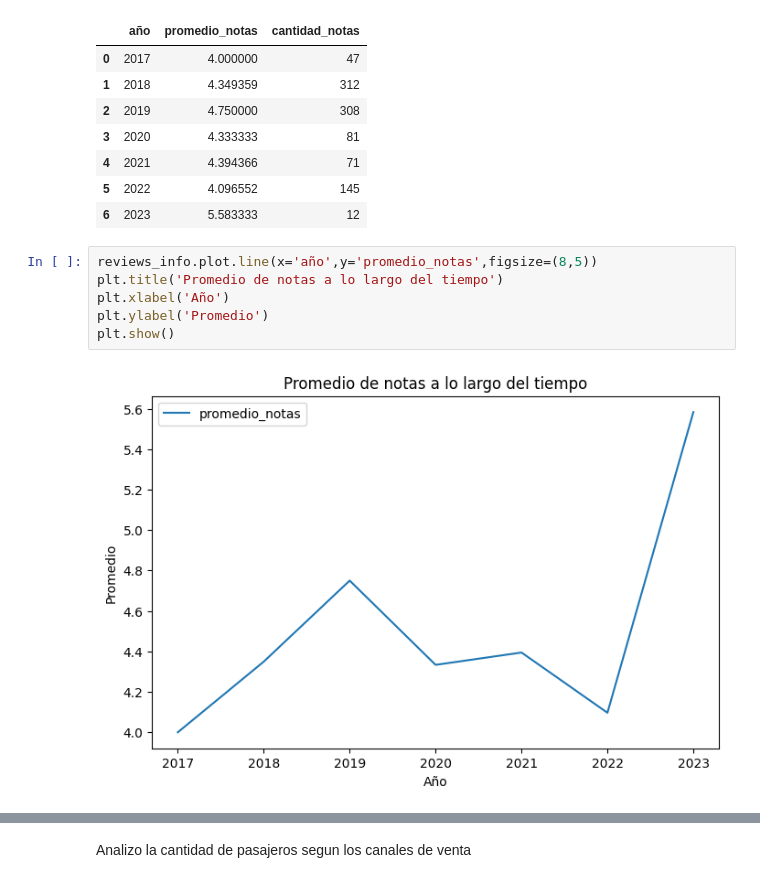
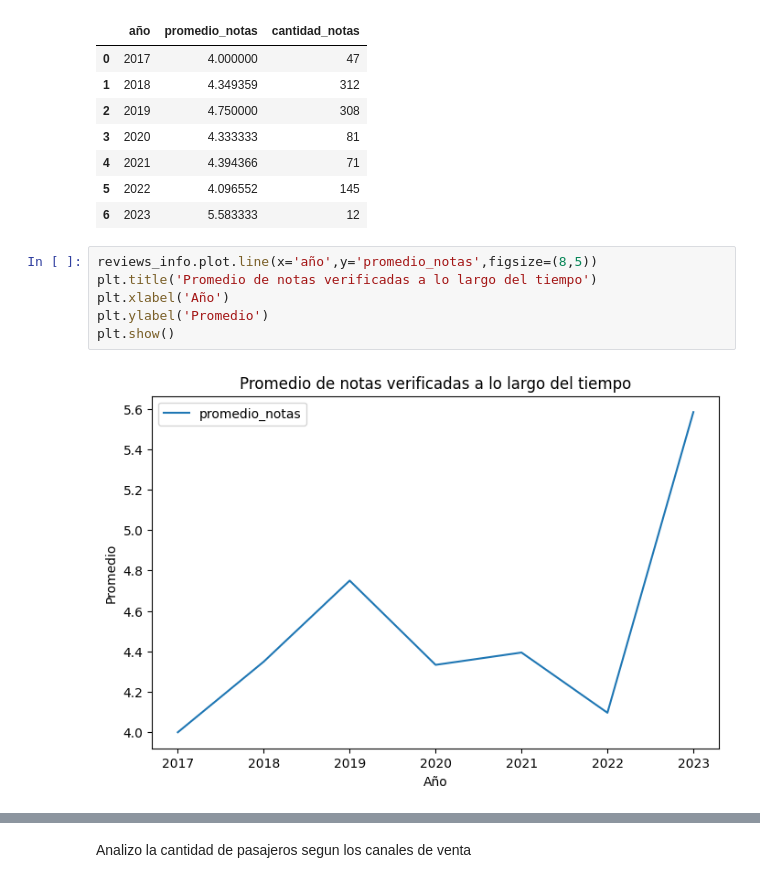
Before and after one commit to agalarza768/TP1-Orga_de_datos, a Jupyter notebook: TP_Orga.ipynb, the cells around one changed output, grey strips where cells are left out. Cells and saved outputs as stored; diff of their text form.

```diff
--- a/TP_Orga.ipynb
+++ b/TP_Orga.ipynb
@@ -269,11 +267,11 @@ reviews_info
 | 6 | 2023 | 5.583333 | 12 |
 # %%
 reviews_info.plot.line(x='año',y='promedio_notas',figsize=(8,5))
-plt.title('Promedio de notas a lo largo del tiempo')
+plt.title('Promedio de notas verificadas a lo largo del tiempo')
 plt.xlabel('Año')
 plt.ylabel('Promedio')
 plt.show()
 # %% [output]
-[figure, old version]
+[figure, new version]
 # %%
 reviews_info.plot.bar(x='año', y='cantidad_notas',figsize=(8,5), color='lightgreen', rot=0)
```
Also changed, not shown: parts of 8 cells of this notebook.
